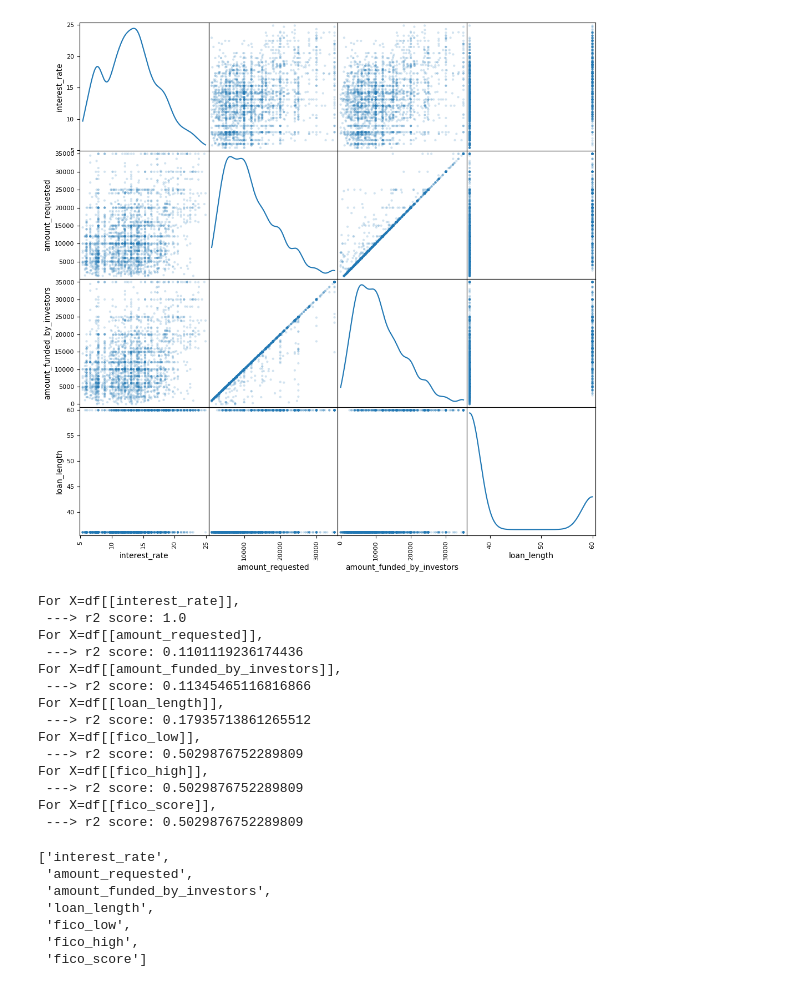
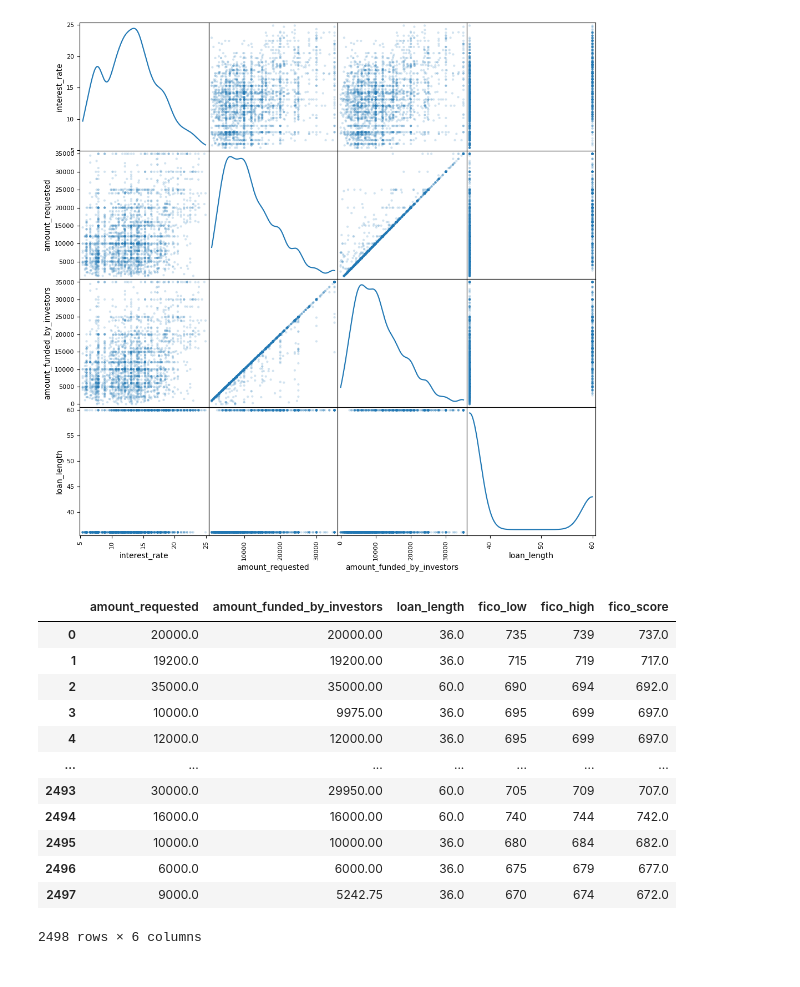
Before and after one commit to TLuter-252/Linear-Regression-Case-Study, a Jupyter notebook: Maddog.ipynb, the cells around one changed output. Drawn from its saved outputs; the diff is of its cells as text; code cells hidden in the pictures.

```diff
--- a/Maddog.ipynb
+++ b/Maddog.ipynb
@@ -95,45 +95,28 @@ df["fico_score"] = (df["fico_low"] + df["fico_high"]) / 2
 
 df = df.drop(columns=["fico_range"])
 # %%
-def features(df):
+def get_features(df):
     features = []
     for x in df.columns:
         features.append(x)
     return features
-features = features(df)
+features = get_features(df)
 target = 'interest_rate'
-def lin_reg_score(df, features, target):
-    for feature in features:
-        X = df[[feature]]
-        y = df[target]
-        lin_mod = LinearRegression()
-        lin_mod.fit(X, y)
-        lin_mod.score(X, y)
-        y_preds = lin_mod.predict(X)
-        print(f'For X=df[[{feature}]], \n ---> r2 score: {r2_score(y , y_preds)}')
-lin_reg_score(df, features, target)
-# %% [output]
-For X=df[[interest_rate]],
- ---> r2 score: 1.0
-For X=df[[amount_requested]],
- ---> r2 score: 0.1101119236174436
-For X=df[[amount_funded_by_investors]],
- ---> r2 score: 0.11345465116816866
-For X=df[[loan_length]],
- ---> r2 score: 0.17935713861265512
-For X=df[[fico_low]],
- ---> r2 score: 0.5029876752289809
-For X=df[[fico_high]],
- ---> r2 score: 0.5029876752289809
-For X=df[[fico_score]],
- ---> r2 score: 0.5029876752289809
-# %%
-features
-# %% [output]
-['interest_rate',
- 'amount_requested',
- 'amount_funded_by_investors',
- 'loan_length',
- 'fico_low',
- 'fico_high',
- 'fico_score']
+# %%
+df_no_int_rate = df.copy()
+df_no_int_rate.drop(columns='interest_rate', inplace=True)
+df_no_int_rate
+# %% [output]
+|  | amount_requested | amount_funded_by_investors | loan_length | fico_low | fico_high | fico_score |
+| 0 | 20000.0 | 20000.00 | 36.0 | 735 | 739 | 737.0 |
+| 1 | 19200.0 | 19200.00 | 36.0 | 715 | 719 | 717.0 |
+| 2 | 35000.0 | 35000.00 | 60.0 | 690 | 694 | 692.0 |
+| 3 | 10000.0 | 9975.00 | 36.0 | 695 | 699 | 697.0 |
+| 4 | 12000.0 | 12000.00 | 36.0 | 695 | 699 | 697.0 |
+| ... | ... | ... | ... | ... | ... | ... |
+| 2493 | 30000.0 | 29950.00 | 60.0 | 705 | 709 | 707.0 |
+| 2494 | 16000.0 | 16000.00 | 60.0 | 740 | 744 | 742.0 |
+| 2495 | 10000.0 | 10000.00 | 36.0 | 680 | 684 | 682.0 |
+| 2496 | 6000.0 | 6000.00 | 36.0 | 675 | 679 | 677.0 |
+| 2497 | 9000.0 | 5242.75 | 36.0 | 670 | 674 | 672.0 |
+2498 rows × 6 columns
```
Also changed, not shown: parts of 15 cells of this notebook.
